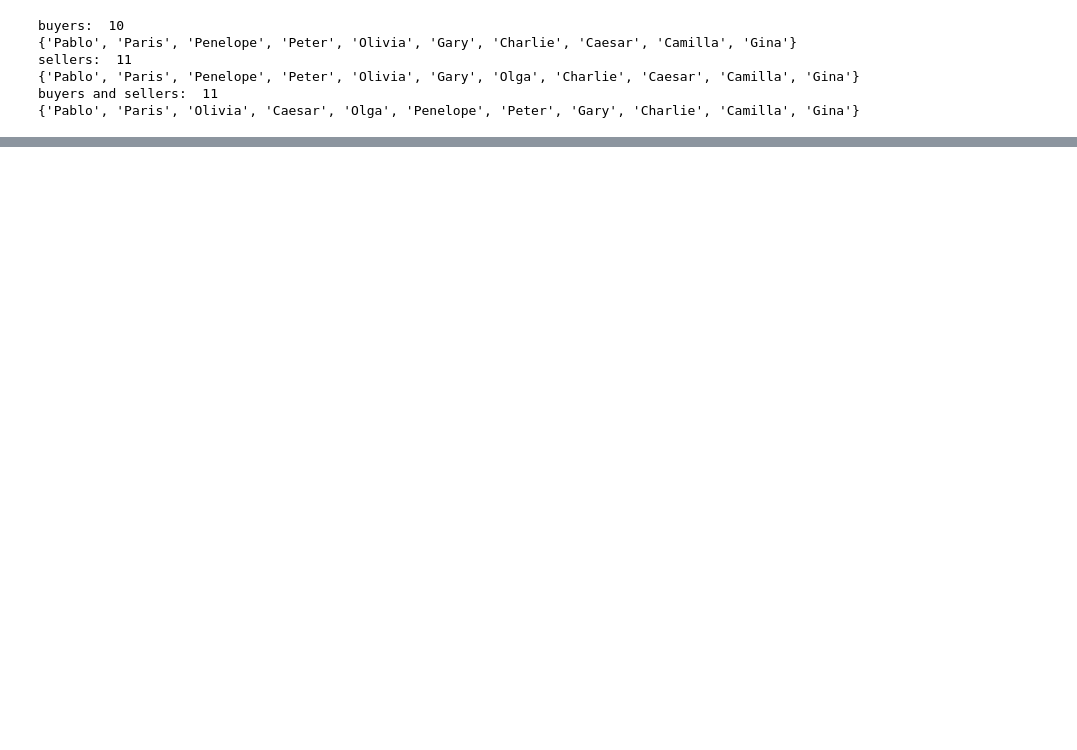
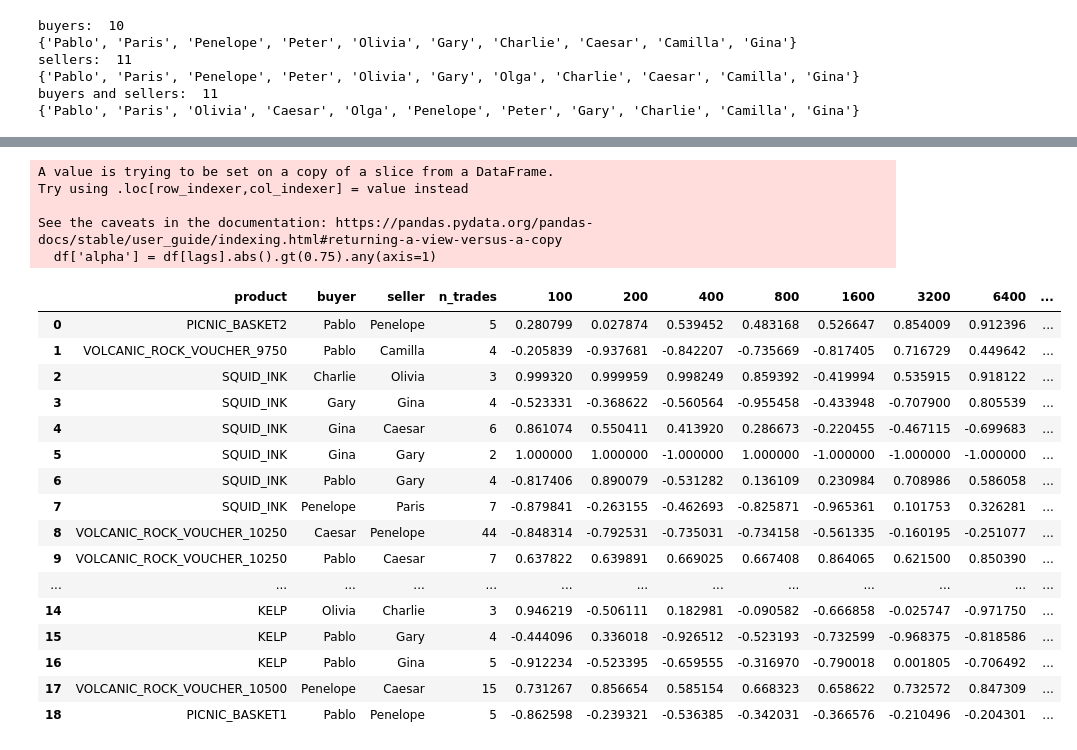
Before and after one commit to chrispyroberts/imc-prosperity-3, a Jupyter notebook: ROUND5/round5_eda_n.ipynb, the cells around one changed output, grey strips where cells are left out. Cells and saved outputs as stored; diff of their text form; code cells hidden in the pictures; blank space fills up the shorter version.

```diff
--- a/ROUND5/round5_eda_n.ipynb
+++ b/ROUND5/round5_eda_n.ipynb
@@ -113,7 +78,7 @@ def backtest_trader(trader, product, trades, prices):
     timestamps = []
     positions = []
 
-    avg_entry_price = 0.0
+
     prev_pnl = 0.0
 
     for row in tqdm(product_prices.itertuples(index=False),
@@ -210,7 +177,7 @@ def plot_trader_dca_signals(trader, product, trades, prices):
     # shading
     ts = np.array(timestamps)
     pos = np.array(positions)
-    ymin, ymax = price_df['mid_price'].min()*0.9, price_df['mid_price'].max()*1.1
+    ymin, ymax = price_df['mid_price'].min()*0.999, price_df['mid_price'].max()*1.001
 
     ax0.fill_between(ts, ymin, ymax, where=pos>0, facecolor='green',  alpha=0.1, label='Long Region')
     ax0.fill_between(ts, ymin, ymax, where=pos<0, facecolor='red',    alpha=0.1, label='Short Region')
@@ -260,6 +227,7 @@ def plot_trader_dca_signals(trader, product, trades, prices):
     ax1.legend(lines+lines2, labels+labels2, loc='upper left')
 
     plt.tight_layout()
+    # plt.show()
     os.makedirs(f"product_plots/{product}", exist_ok=True)
     plt.savefig(f"product_plots/{product}/{trader}.png")
     plt.close()
@@ -280,0 +378,36 @@ Notes:
+# %%
+pd.set_option('display.max_rows', 1000)
+lags = [100, 200, 400, 800, 1600, 3200, 6400]
+df = df_impacts.dropna(subset=lags)
+
+# 2) flag “alpha” whenever any lag’s abs(value) > 0.75
+df['alpha'] = df[lags].abs().gt(0.75).any(axis=1)
+
+# keep only the “alpha” rows
+df = df[df['alpha']].reset_index(drop=True)
+
+# inspect
+df
+# %% [output]
+A value is trying to be set on a copy of a slice from a DataFrame.
+Try using .loc[row_indexer,col_indexer] = value instead
+
+See the caveats in the documentation: https://pandas.pydata.org/pandas-docs/stable/user_guide/indexing.html#returning-a-view-versus-a-copy
+  df['alpha'] = df[lags].abs().gt(0.75).any(axis=1)
+|  | product | buyer | seller | n_trades | 100 | 200 | 400 | 800 | 1600 | 3200 | 6400 | ... |
+| 0 | PICNIC_BASKET2 | Pablo | Penelope | 5 | 0.280799 | 0.027874 | 0.539452 | 0.483168 | 0.526647 | 0.854009 | 0.912396 | ... |
+| 1 | VOLCANIC_ROCK_VOUCHER_9750 | Pablo | Camilla | 4 | -0.205839 | -0.937681 | -0.842207 | -0.735669 | -0.817405 | 0.716729 | 0.449642 | ... |
+| 2 | SQUID_INK | Charlie | Olivia | 3 | 0.999320 | 0.999959 | 0.998249 | 0.859392 | -0.419994 | 0.535915 | 0.918122 | ... |
+| 3 | SQUID_INK | Gary | Gina | 4 | -0.523331 | -0.368622 | -0.560564 | -0.955458 | -0.433948 | -0.707900 | 0.805539 | ... |
+| 4 | SQUID_INK | Gina | Caesar | 6 | 0.861074 | 0.550411 | 0.413920 | 0.286673 | -0.220455 | -0.467115 | -0.699683 | ... |
+| 5 | SQUID_INK | Gina | Gary | 2 | 1.000000 | 1.000000 | -1.000000 | 1.000000 | -1.000000 | -1.000000 | -1.000000 | ... |
+| 6 | SQUID_INK | Pablo | Gary | 4 | -0.817406 | 0.890079 | -0.531282 | 0.136109 | 0.230984 | 0.708986 | 0.586058 | ... |
+| 7 | SQUID_INK | Penelope | Paris | 7 | -0.879841 | -0.263155 | -0.462693 | -0.825871 | -0.965361 | 0.101753 | 0.326281 | ... |
+| 8 | VOLCANIC_ROCK_VOUCHER_10250 | Caesar | Penelope | 44 | -0.848314 | -0.792531 | -0.735031 | -0.734158 | -0.561335 | -0.160195 | -0.251077 | ... |
+| 9 | VOLCANIC_ROCK_VOUCHER_10250 | Pablo | Caesar | 7 | 0.637822 | 0.639891 | 0.669025 | 0.667408 | 0.864065 | 0.621500 | 0.850390 | ... |
+| ... | ... | ... | ... | ... | ... | ... | ... | ... | ... | ... | ... | ... |
+| 14 | KELP | Olivia | Charlie | 3 | 0.946219 | -0.506111 | 0.182981 | -0.090582 | -0.666858 | -0.025747 | -0.971750 | ... |
+| 15 | KELP | Pablo | Gary | 4 | -0.444096 | 0.336018 | -0.926512 | -0.523193 | -0.732599 | -0.968375 | -0.818586 | ... |
+| 16 | KELP | Pablo | Gina | 5 | -0.912234 | -0.523395 | -0.659555 | -0.316970 | -0.790018 | 0.001805 | -0.706492 | ... |
+| 17 | VOLCANIC_ROCK_VOUCHER_10500 | Penelope | Caesar | 15 | 0.731267 | 0.856654 | 0.585154 | 0.668323 | 0.658622 | 0.732572 | 0.847309 | ... |
+| 18 | PICNIC_BASKET1 | Pablo | Penelope | 5 | -0.862598 | -0.239321 | -0.536385 | -0.342031 | -0.366576 | -0.210496 | -0.204301 | ... |
```
Also changed, not shown: parts of 11 cells of this notebook.
